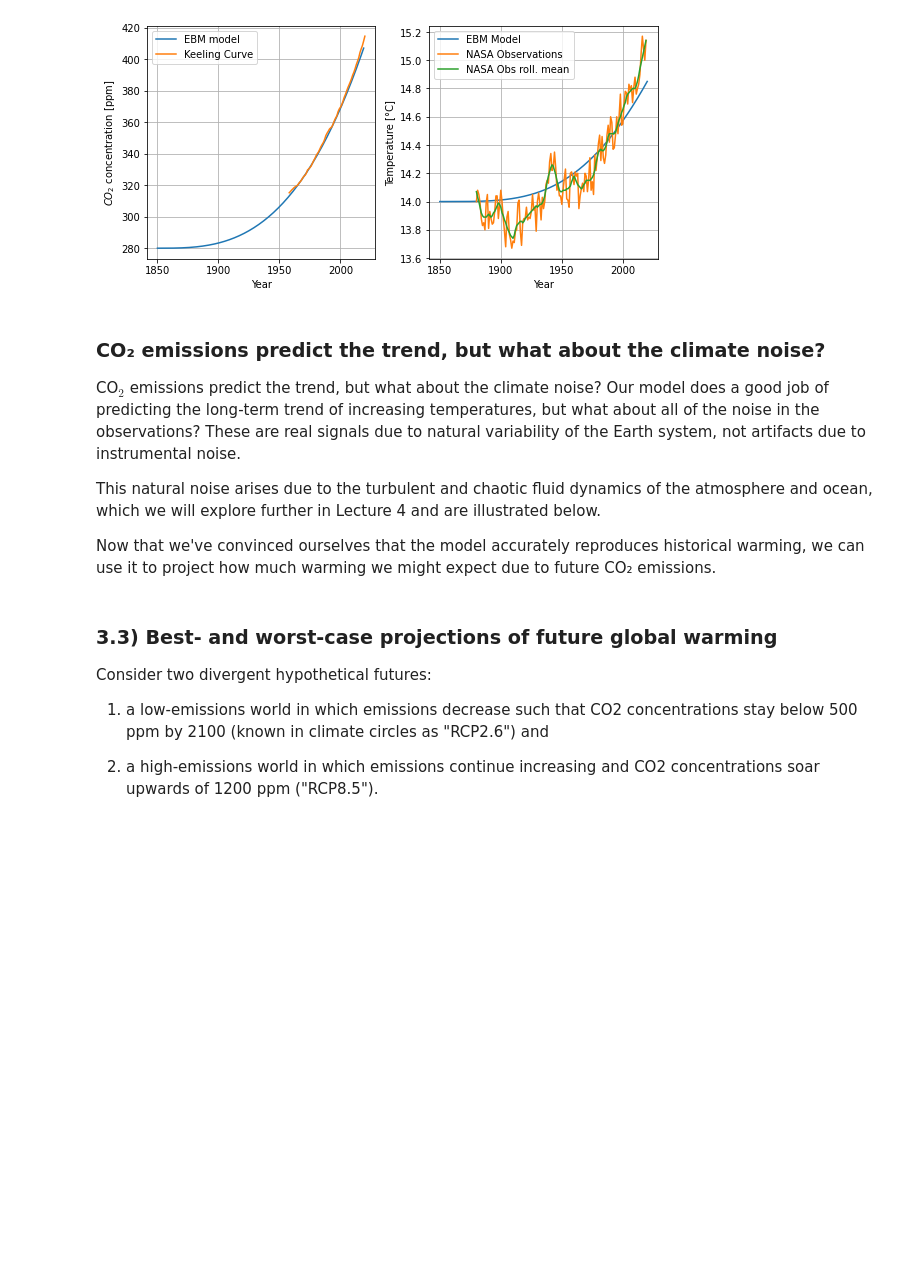
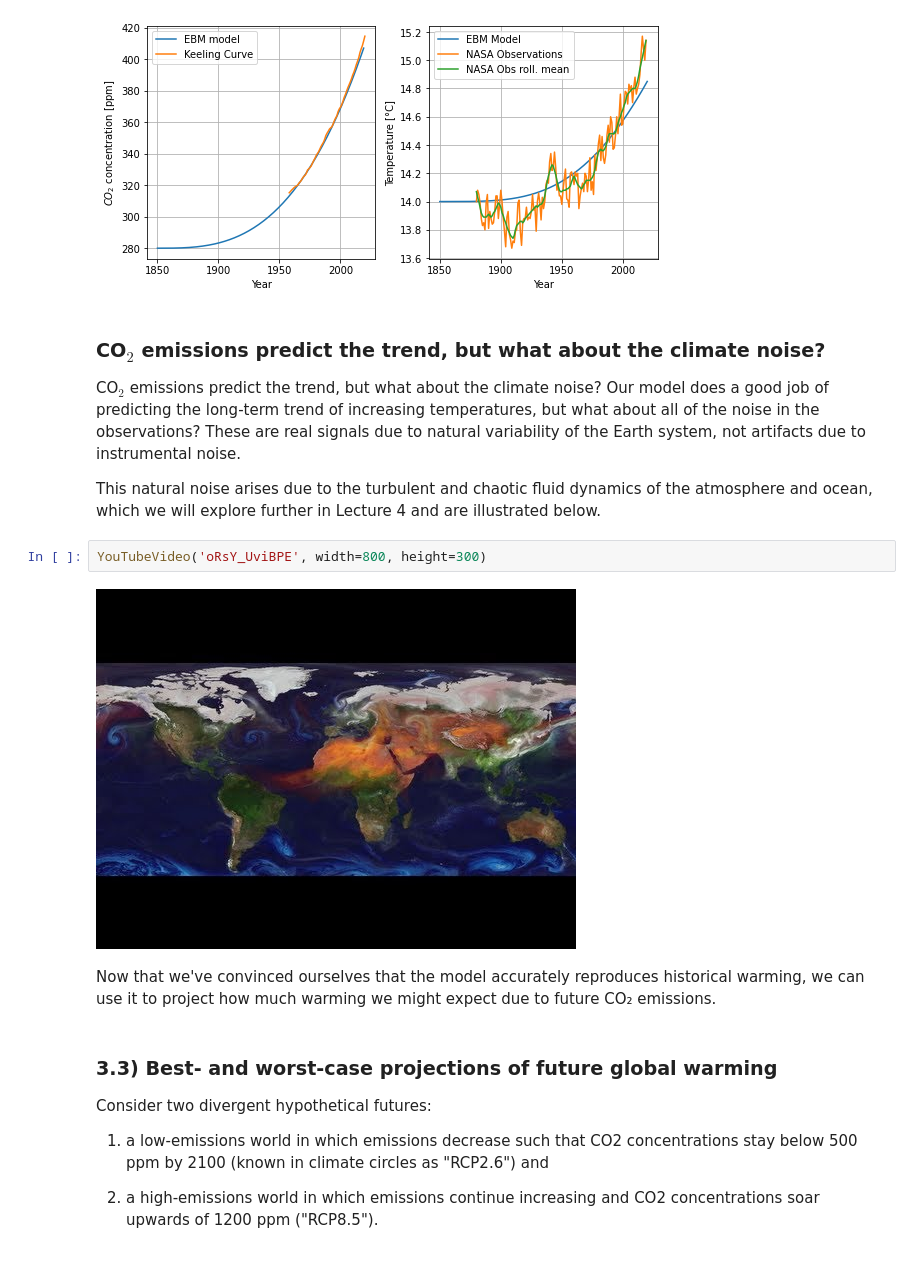
Before and after one commit to t3bol90/personal_blog, a Jupyter notebook: _notebooks/2020-11-11-energy-model.ipynb, the cells around one changed output. Saved outputs shown, nothing was run; the diff lists cells and outputs as text; blank space fills up the shorter version.

```diff
--- a/_notebooks/2020-11-11-energy-model.ipynb
+++ b/_notebooks/2020-11-11-energy-model.ipynb
@@ -316,14 +317,18 @@ f.tight_layout()
 # %% [output]
 [figure]
 # %% [markdown]
-### CO₂ emissions predict the trend, but what about the climate noise?
+### CO$_2$ emissions predict the trend, but what about the climate noise?
 
 CO$_2$ emissions predict the trend, but what about the climate noise?
 Our model does a good job of predicting the long-term trend of increasing temperatures, but what about all of the noise in the observations? These are real signals due to natural variability of the Earth system, not artifacts due to instrumental noise.
 
 This natural noise arises due to the turbulent and chaotic fluid dynamics of the atmosphere and ocean, which we will explore further in Lecture 4 and are illustrated below.
-
-Now that we've convinced ourselves that the model accurately reproduces historical warming, we can use it to project how much warming we might expect due to future CO₂ emissions.
+# %%
+YouTubeVideo('oRsY_UviBPE', width=800, height=300)
+# %% [output]
+[figure, added]
+# %% [markdown]
+Now that we've convinced ourselves that the model accurately reproduces historical warming, we can use it to project how much warming we might expect due to future CO₂ emissions.
 # %% [markdown]
 ### 3.3) Best- and worst-case projections of future global warming
 
```
Also changed, not shown: parts of 2 cells of this notebook, 2 other files.
